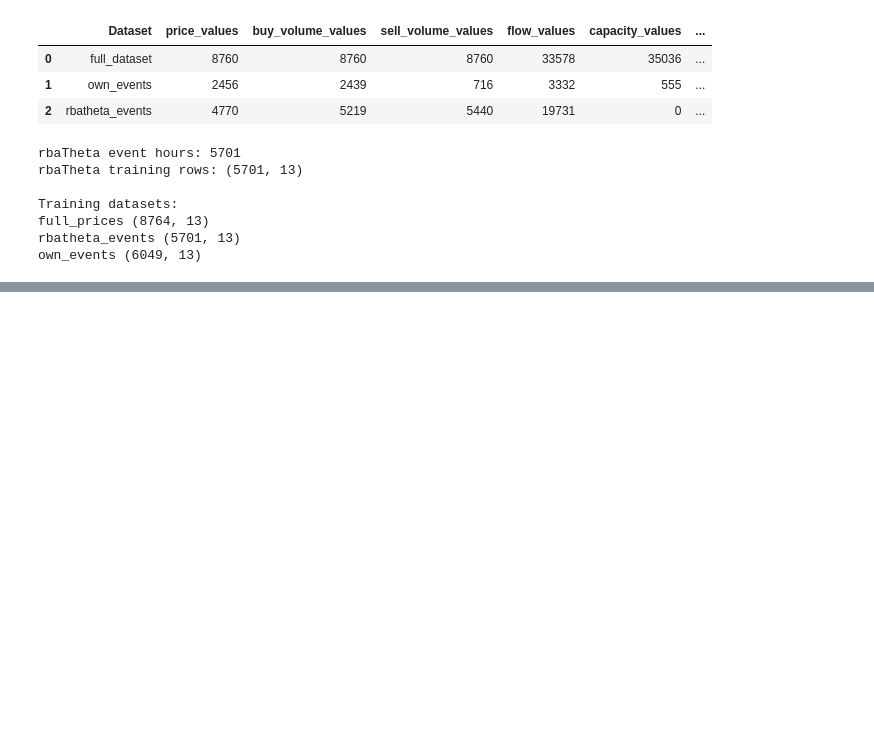
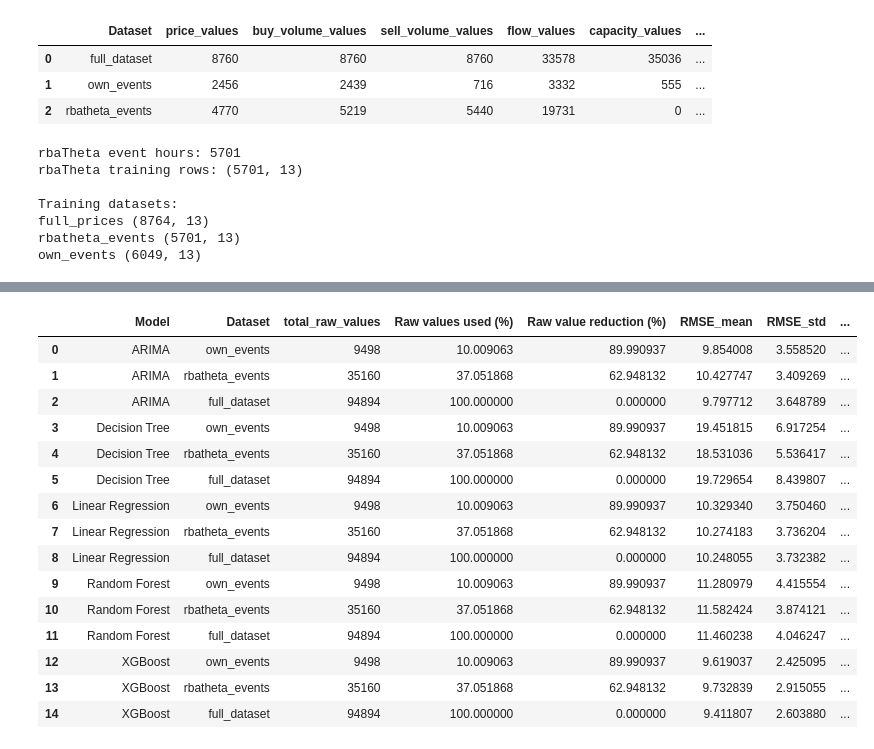
Before and after one commit to huugoox/tfg, a Jupyter notebook: notebooks/Analysis/0X_CommonModel.ipynb, the cells around one changed output, grey strips where cells are left out. Drawn from its saved outputs; the diff is of its cells as text; code cells hidden in the pictures; blank space fills up the shorter version.

```diff
--- a/notebooks/Analysis/0X_CommonModel.ipynb
+++ b/notebooks/Analysis/0X_CommonModel.ipynb
@@ -1579,0 +1804,57 @@ for model_name in plot_df["Model"].unique():
+# %%
+# ============================================================
+# STEP 16 - AVERAGE PERFORMANCE TABLE ACROSS FIVE WEEKS
+# ============================================================
+
+average_performance_table = (
+    all_weeks_results_table
+    .groupby(
+        [
+            "Model",
+            "Dataset",
+            "total_raw_values",
+            "Raw values used (%)",
+            "Raw value reduction (%)",
+        ],
+        as_index=False,
+    )
+    .agg(
+        RMSE_mean=("RMSE", "mean"),
+        RMSE_std=("RMSE", "std"),
+        RMSLE_mean=("RMSLE", "mean"),
+        RMSLE_std=("RMSLE", "std"),
+    )
+)
+
+average_performance_table = average_performance_table.sort_values(
+    ["Model", "total_raw_values"]
+).reset_index(drop=True)
+
+average_performance_table.to_csv(
+    tables_root / "average_performance_5weeks.csv",
+    index=False,
+)
+
+average_performance_table.to_excel(
+    tables_root / "average_performance_5weeks.xlsx",
+    index=False,
+)
+
+average_performance_table
+# %% [output]
+|  | Model | Dataset | total_raw_values | Raw values used (%) | Raw value reduction (%) | RMSE_mean | RMSE_std | ... |
+| 0 | ARIMA | own_events | 9498 | 10.009063 | 89.990937 | 9.854008 | 3.558520 | ... |
+| 1 | ARIMA | rbatheta_events | 35160 | 37.051868 | 62.948132 | 10.427747 | 3.409269 | ... |
+| 2 | ARIMA | full_dataset | 94894 | 100.000000 | 0.000000 | 9.797712 | 3.648789 | ... |
+| 3 | Decision Tree | own_events | 9498 | 10.009063 | 89.990937 | 19.451815 | 6.917254 | ... |
+| 4 | Decision Tree | rbatheta_events | 35160 | 37.051868 | 62.948132 | 18.531036 | 5.536417 | ... |
+| 5 | Decision Tree | full_dataset | 94894 | 100.000000 | 0.000000 | 19.729654 | 8.439807 | ... |
+| 6 | Linear Regression | own_events | 9498 | 10.009063 | 89.990937 | 10.329340 | 3.750460 | ... |
+| 7 | Linear Regression | rbatheta_events | 35160 | 37.051868 | 62.948132 | 10.274183 | 3.736204 | ... |
+| 8 | Linear Regression | full_dataset | 94894 | 100.000000 | 0.000000 | 10.248055 | 3.732382 | ... |
+| 9 | Random Forest | own_events | 9498 | 10.009063 | 89.990937 | 11.280979 | 4.415554 | ... |
+| 10 | Random Forest | rbatheta_events | 35160 | 37.051868 | 62.948132 | 11.582424 | 3.874121 | ... |
+| 11 | Random Forest | full_dataset | 94894 | 100.000000 | 0.000000 | 11.460238 | 4.046247 | ... |
+| 12 | XGBoost | own_events | 9498 | 10.009063 | 89.990937 | 9.619037 | 2.425095 | ... |
+| 13 | XGBoost | rbatheta_events | 35160 | 37.051868 | 62.948132 | 9.732839 | 2.915055 | ... |
+| 14 | XGBoost | full_dataset | 94894 | 100.000000 | 0.000000 | 9.411807 | 2.603880 | ... |
```
Also changed, not shown: parts of 13 cells of this notebook.
